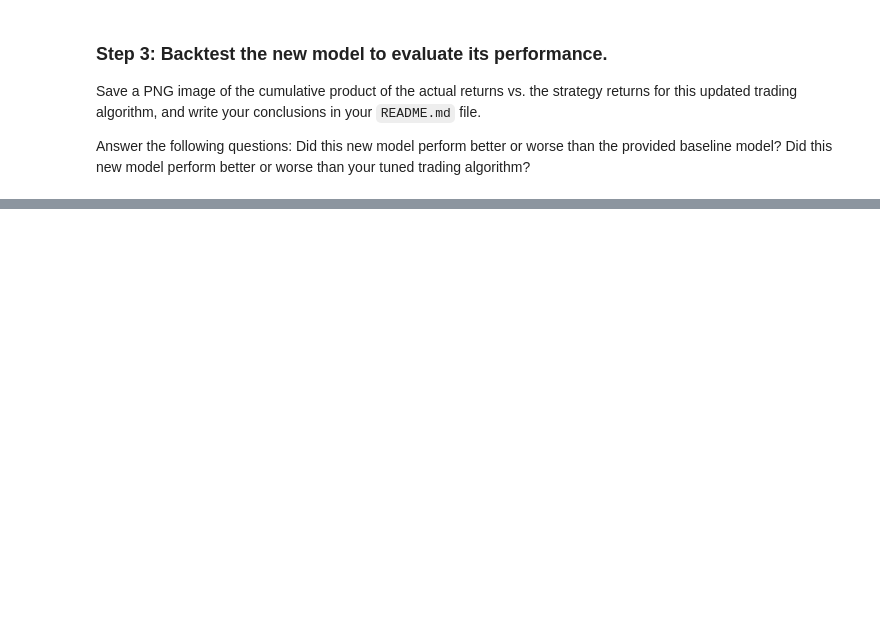
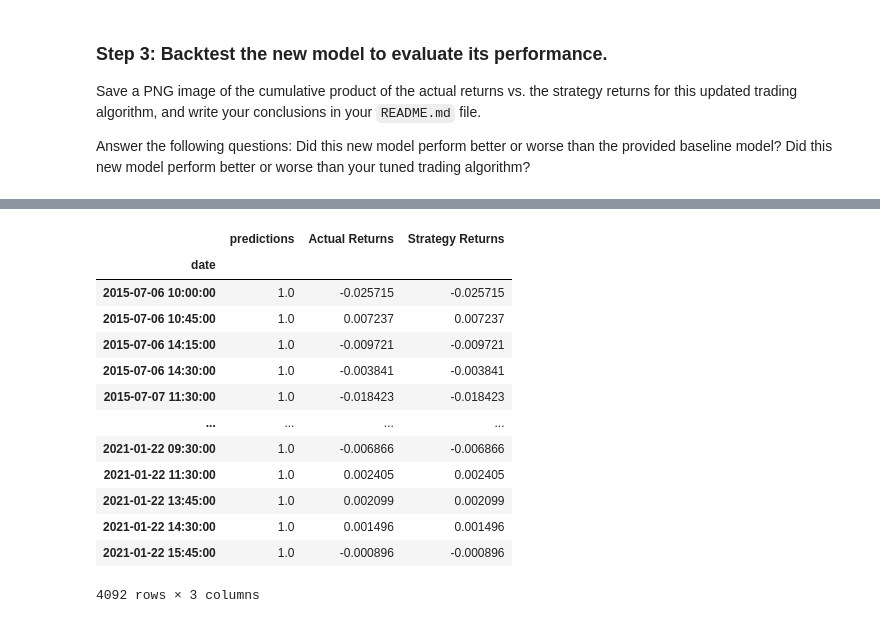
Before and after one commit to ravic4/Module_14, a Jupyter notebook: machine_learning_trading_bot.ipynb, the cells around one changed output, grey strips where cells are left out. Drawn from its saved outputs; the diff is of its cells as text; code cells hidden in the pictures; blank space fills up the shorter version.

```diff
--- a/machine_learning_trading_bot.ipynb
+++ b/machine_learning_trading_bot.ipynb
@@ -427,19 +465,34 @@ Did this new model perform better or worse than your tuned trading algorithm?
 # %%
 # Create a new empty predictions DataFrame:
-
+df_n = pd.DataFrame(index = X_test.index)
 # Create a predictions DataFrame
-# YOUR CODE HERE
+df_n["predictions"] = predictions_df['Predicted']
 
 # Add the SVM model predictions to the DataFrame
-# YOUR CODE HERE
+df_n["SVM Model Predictions"] = pred
+# Add the actual returns to the DataFrame
 
-# Add the actual returns to the DataFrame
-# YOUR CODE HERE
+df_n["Actual Returns"] = signals_df["Actual Returns"]
 
 # Add the strategy returns to the DataFrame
-# YOUR CODE HERE
+df_n["Strategy Returns"] = df_n["Actual Returns"] * df_n["predictions"]
 
 # Review the DataFrame
-# YOUR CODE HERE
+df_n.drop(columns = ["SVM Model Predictions"])
+# %% [output]
+|  | predictions | Actual Returns | Strategy Returns |
+| date |  |  |  |
+| 2015-07-06 10:00:00 | 1.0 | -0.025715 | -0.025715 |
+| 2015-07-06 10:45:00 | 1.0 | 0.007237 | 0.007237 |
+| 2015-07-06 14:15:00 | 1.0 | -0.009721 | -0.009721 |
+| 2015-07-06 14:30:00 | 1.0 | -0.003841 | -0.003841 |
+| 2015-07-07 11:30:00 | 1.0 | -0.018423 | -0.018423 |
+| ... | ... | ... | ... |
+| 2021-01-22 09:30:00 | 1.0 | -0.006866 | -0.006866 |
+| 2021-01-22 11:30:00 | 1.0 | 0.002405 | 0.002405 |
+| 2021-01-22 13:45:00 | 1.0 | 0.002099 | 0.002099 |
+| 2021-01-22 14:30:00 | 1.0 | 0.001496 | 0.001496 |
+| 2021-01-22 15:45:00 | 1.0 | -0.000896 | -0.000896 |
+4092 rows × 3 columns
 # %%
 # Plot the actual returns versus the strategy returns
```
Also changed, not shown: parts of 8 cells of this notebook.
